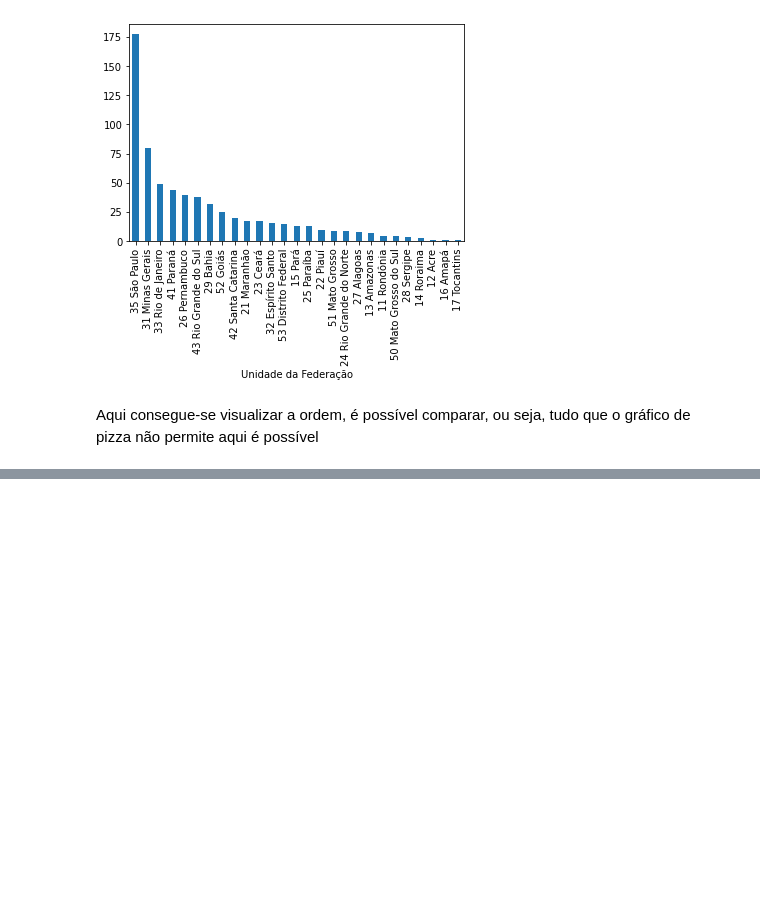
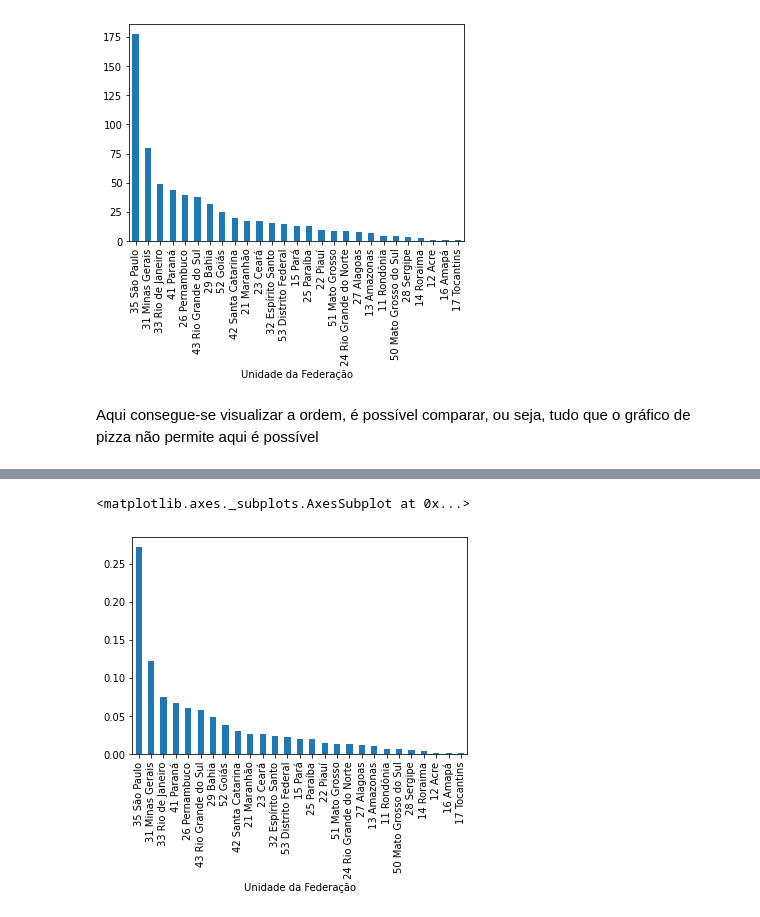
Before and after one commit to laugustovieira/BootCamp---Data-Science, a Jupyter notebook: BootCampDataScience.ipynb, the cells around one changed output, grey strips where cells are left out. Saved outputs shown, nothing was run; the diff lists cells and outputs as text; code cells hidden in the pictures; blank space fills up the shorter version.

```diff
--- a/BootCampDataScience.ipynb
+++ b/BootCampDataScience.ipynb
@@ -560,0 +564,4 @@ Aqui consegue-se visualizar a ordem, é possível comparar, ou seja, tudo que o
+# %%
+#não precisa a coluna pois já está selecionada apenas uma coluna
+gastos_do_mais_recente = gastos_do_mais_recente.sort_values(ascending=False)
+gastos_do_mais_recente.plot(kind="bar")
@@ -560,0 +571,6 @@ Aqui consegue-se visualizar a ordem, é possível comparar, ou seja, tudo que o
+# %%
+gastos_porporcionais = gastos_do_mais_recente/gastos_do_mais_recente.sum()
+gastos_porporcionais.plot(kind="bar")
+# %% [output]
+<matplotlib.axes._subplots.AxesSubplot at 0x...>
+[figure, added]
```
Also changed, not shown: parts of 7 cells of this notebook.
